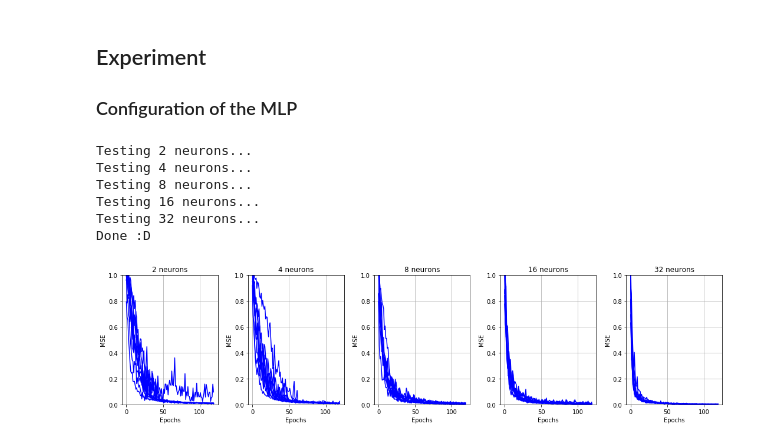
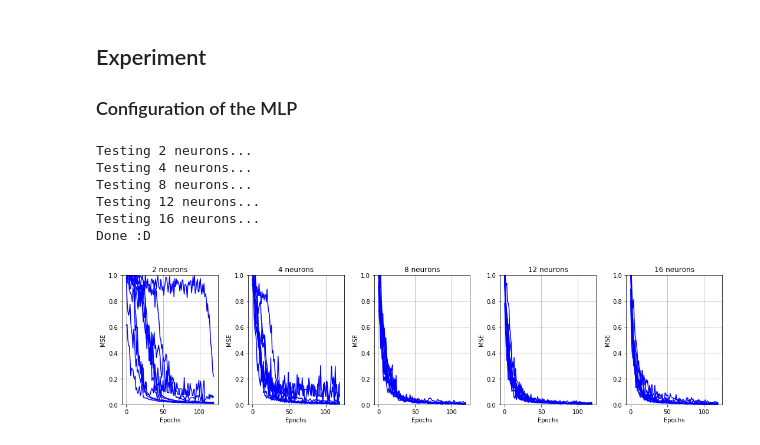
Before and after one commit to tiagoquin/mlg20-pw3, a Jupyter notebook: PW03-part1.ipynb, the cells around one changed output. Saved outputs shown, nothing was run; the diff lists cells and outputs as text; code cells hidden in the pictures.

Commit message:
add some cool graphs and more mlp

```diff
--- a/PW03-part1.ipynb
+++ b/PW03-part1.ipynb
@@ -176,46 +182,52 @@ def k_fold_cross_validation(mlp, dataset, K=5, learning_rate=0.01, momentum=0.7,
 
 N_INITS = 10
 EPOCHS = 120 # En gros, le nombre d'exécution
-N_NEURONS = [2, 4, 8, 16, 32]
+N_NEURONS = [2, 4, 8, 12, 16]
 LEARNING_RATE = 0.001 # Pour la correction
 MOMENTUM = 0.5 # On pousse la boule avec de l'élan
 
-N_FEATURES = 13
+N_FEATURES = 26
 ACTIVATION_FUNCTION = 'tanh'
 # %%
-MSE = np.zeros((len(N_NEURONS), N_INITS, EPOCHS))
+def runMLP(LEARNING_RATE, MOMENTUM):
+    MSE = np.zeros((len(N_NEURONS), N_INITS, EPOCHS))
 
-for i_h, h in enumerate(N_NEURONS):                                     # looping over the number of hidden neurons
-    print('Testing', h, 'neurons...')
-    nn = mlp.MLP([N_FEATURES,h,1], ACTIVATION_FUNCTION)
-    for i in np.arange(N_INITS):                                        # looping over the initializations
-        nn.init_weights()
+    for i_h, h in enumerate(N_NEURONS):                                     # looping over the number of hidden neurons
+        print('Testing', h, 'neurons...')
+        nn = mlp.MLP([N_FEATURES,h,1], ACTIVATION_FUNCTION)
+        for i in np.arange(N_INITS):                                        # looping over the initializations
+            nn.init_weights()
 
-        MSE[i_h, i, :] = nn.fit((dataset[:,1:14], dataset[:,0:1]),
-                                learning_rate=LEARNING_RATE,
-                                momentum=MOMENTUM,
-                                epochs=EPOCHS)
+            MSE[i_h, i, :] = nn.fit((dataset[:,0:26], dataset[:,26:27]),
+                                    learning_rate=LEARNING_RATE,
+                                    momentum=MOMENTUM,
+                                    epochs=EPOCHS)
 
-print('Done :D')
+    print('Done :D')
+
+    return MSE
-# %% [output]
-Testing 2 neurons...
-Testing 4 neurons...
-Testing 8 neurons...
-Testing 16 neurons...
-Testing 32 neurons...
-Done :D
 # %%
-pl.figure(figsize=(15,4))
-p_count = 0
-for n in np.arange(MSE.shape[0]):
-    pl.subplot(1, MSE.shape[0], n+1)
-    for i in np.arange(MSE.shape[1]):
-        pl.plot(MSE[n,i,:], c='b')
-    pl.ylim(0,1)
-    pl.xlabel('Epochs')
-    pl.ylabel('MSE')
-    pl.title(str(N_NEURONS[n]) + ' neurons')
-    pl.grid()
-pl.tight_layout()
+def plotFigure(MSE):
+    pl.figure(figsize=(15,4))
+    p_count = 0
+    for n in np.arange(MSE.shape[0]):
+        pl.subplot(1, MSE.shape[0], n+1)
+        for i in np.arange(MSE.shape[1]):
+            pl.plot(MSE[n,i,:], c='b')
+        pl.ylim(0,1)
+        pl.xlabel('Epochs')
+        pl.ylabel('MSE')
+        pl.title(str(N_NEURONS[n]) + ' neurons')
+        pl.grid()
+    pl.tight_layout()
-# %% [output]
-[figure, removed]
+# %%
+MSE = runMLP(0.001, 0.5)
+plotFigure(MSE)
+# %% [output]
+Testing 2 neurons...
+Testing 4 neurons...
+Testing 8 neurons...
+Testing 12 neurons...
+Testing 16 neurons...
+Done :D
+[figure, added]
```
Also changed, not shown: parts of 13 cells of this notebook.
